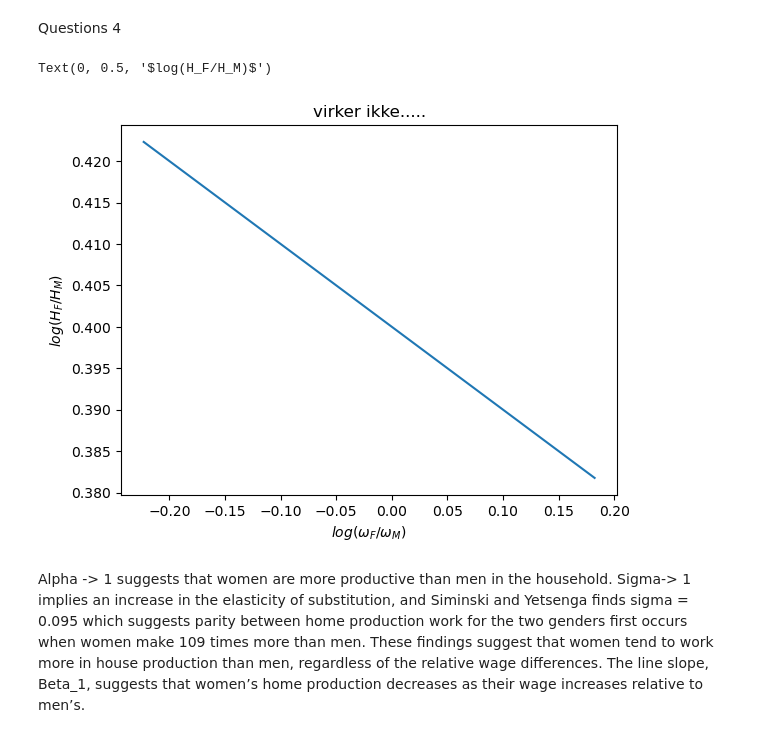
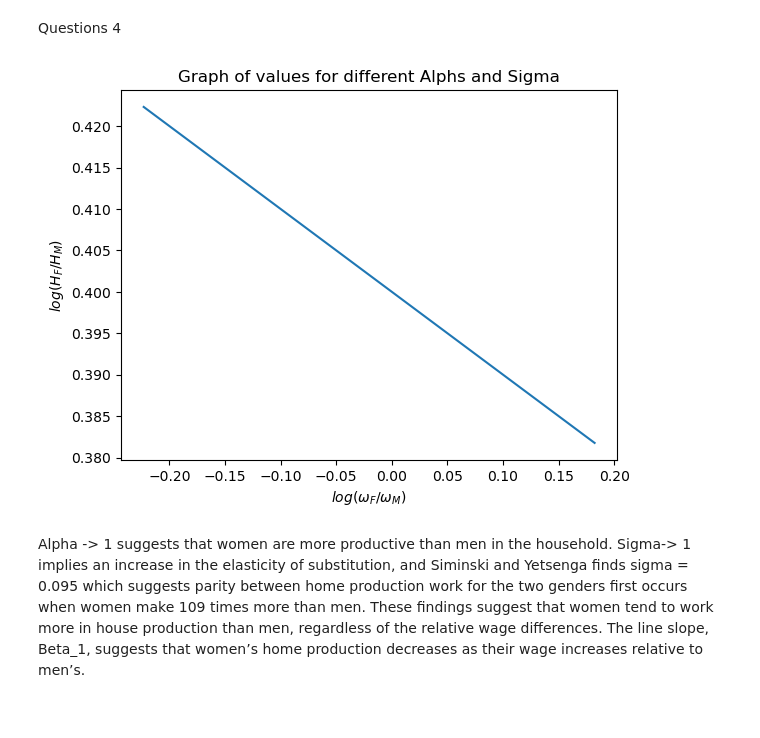
Before and after one commit to NumEconCopenhagen/projects-2023-andy-bank, a Jupyter notebook: inauguralproject/inauguralproject.ipynb, the cells around one changed output. Drawn from its saved outputs; the diff is of its cells as text; code cells hidden in the pictures.

```diff
--- a/inauguralproject/inauguralproject.ipynb
+++ b/inauguralproject/inauguralproject.ipynb
@@ -27,20 +27,31 @@ The autoreload extension is already loaded. To reload it, use:
 # %% [markdown]
 **Explain how you solve the model**
 # %%
+model = HSMC()
+
+# Now we define two lists, which contain the values of alpha and sigma that will be used in the calculations.
 alpha_vals = [0.25, 0.5, 0.75]
 sigma_vals = [0.5, 1.0, 1.5]
+# Now we make ratios list
 ratios = []
+
+
+
+# Now we loop over the alpha and sigma values
 
 for alpha in alpha_vals:
     for sigma in sigma_vals:
+        # Here we set alpha and sigma in the model
         model.par.alpha = alpha
         model.par.sigma = sigma
+        # Now we solve the discrete optimization problem
         opt = model.solve_discrete(do_print=False)
+        # And now calculate and store the ratio
         ratios.append(opt.HF / opt.HM)
-
+# Here we convert ratios into numpy array
 ratio_grid = np.array(ratios).reshape(len(alpha_vals), len(sigma_vals))
 
-# Print the ratios
+# Now we print the ratios for each alpha and sigma combination
 for i, alpha in enumerate(alpha_vals):
     for j, sigma in enumerate(sigma_vals):
         print(f"alpha={alpha}, sigma={sigma}: HF/HM = {ratio_grid[i, j]:.4f}")
@@ -51,10 +62,14 @@ ratio_vals = []
 
 for wF in wF_vals:
     model.par.wF = wF
+
+    # Npw we solve the optimization problem again
     opt = model.solve(do_print=False)
     ratio = opt.HF / opt.HM
+    # And now we calculate and store the logarithmic ratio
     ratio_vals.append(np.log(ratio))
 
+# Here we create a array with values and corresponding ratio
 wF_ratio_grid = np.array(list(zip(wF_vals, ratio_vals)))
 # %% [output]
 alpha=0.25, sigma=0.5: HF/HM = nan
@@ -153,26 +177,37 @@ ADD CONCISE CONLUSION.
 # %% [markdown]
 Questions 4
 # %%
+# Here we estimate the model
 
 model.estimate()
 
+# Now we calculate the log of HF_vec divided by HM_vec
+log_timer= np.log(model.sol.HF_vec/model.sol.HM_vec)
 
-log_timer= np.log(model.sol.HF_vec/model.sol.HM_vec)
+# We create a figure
 
 fig4 = plt.figure()
 ax = fig4.add_subplot(1,1,1)
 
+# Then we make a scatter plot of log wF/wM and log HF/HM
 
 ax.scatter(np.log(model.par.wF_vec),log_timer)
 
+# Then we make the target line
+
 ax.plot(np.log(model.par.wF_vec),model.par.beta0_target+model.par.beta1_target*np.log(model.par.wF_vec))
 
-ax.set_title('virker ikke.....')
+# Lastly we create the labels and title
+
+ax.set_title('Graph of values for different Alphs and Sigma')
 ax.set_xlabel('$log(\omega_F/\omega_M)$')
 ax.set_ylabel('$log(H_F/H_M)$')
+
+
+# Now we display the plot
+plt.show()
 # %% [output]
-Text(0, 0.5, '$log(H_F/H_M)$')
-[figure, old version]
+[figure, new version]
 # %% [markdown]
 Alpha -> 1 suggests that women are more productive than men in the household. Sigma-> 1  implies an increase in the elasticity of substitution, and Siminski and Yetsenga finds sigma = 0.095 which suggests parity between home production work for the two genders first occurs when women make 109 times more than men. These findings suggest that women tend to work more in house production than men, regardless of the relative wage differences. The line slope, Beta_1,  suggests that women’s home production decreases as their wage increases relative to men’s.
 # %%
```
Also changed, not shown: parts of 4 cells of this notebook.
